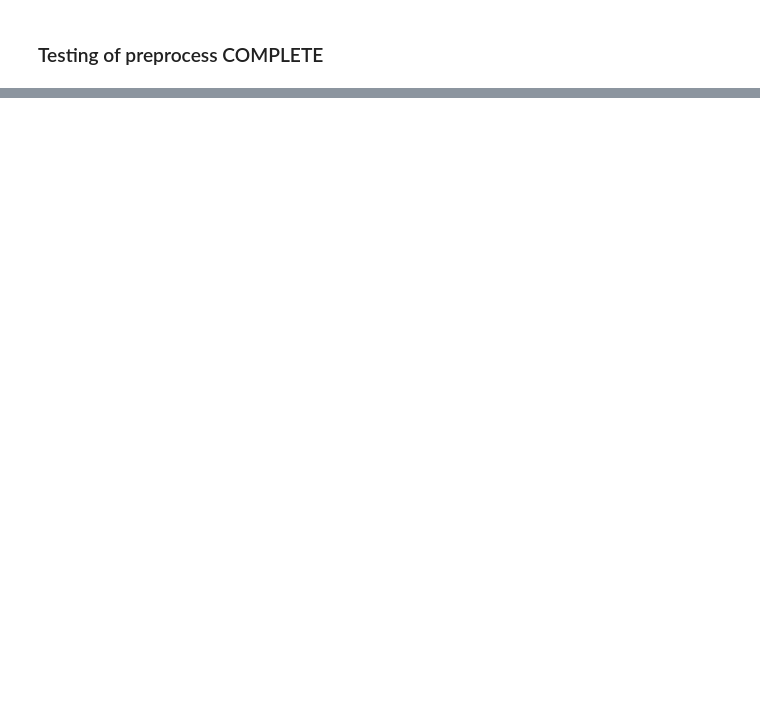
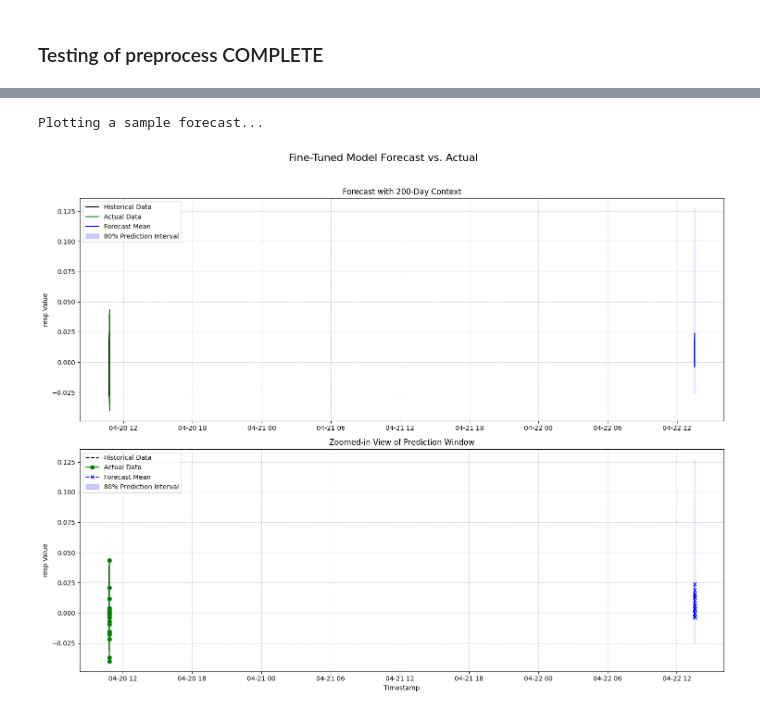
Before and after one commit to juliensauter/ML2_project_JaneStreet, a Jupyter notebook: Data.ipynb, the cells around one changed output, grey strips where cells are left out. Saved outputs shown, nothing was run; the diff lists cells and outputs as text; code cells hidden in the pictures; blank space fills up the shorter version.

```diff
--- a/Data.ipynb
+++ b/Data.ipynb
@@ -279,0 +316,75 @@ plt.show()
+# %%
+import pandas as pd
+
+# 8. Plot a single window
+print("Plotting a sample forecast...")
+inp      = next(iter(test_instances.input))
+label    = next(iter(test_instances.label))
+forecast = next(iter(forecasts))
+
+# --- Custom Plotting Code for Better Analysis ---
+
+# 1. Extract data from GluonTS objects
+# We take the last `context_length` points of history for plotting
+history = inp['target'][-context_length:]
+history_start = inp['start'] + (len(inp['target']) - context_length)
+history_index = pd.date_range(
+    start=history_start.to_timestamp(),
+    periods=len(history),
+    freq=history_start.freq
+)
+
+label_target = label['target']
+label_index = pd.date_range(
+    start=label['start'].to_timestamp(),
+    periods=len(label_target),
+    freq=label['start'].freq
+)
+
+forecast_mean = forecast.mean
+forecast_p10 = forecast.quantile(0.1)
+forecast_p90 = forecast.quantile(0.9)
+forecast_index = pd.date_range(
+    start=forecast.start_date.to_timestamp(),
+    periods=len(forecast_mean),
+    freq=forecast.start_date.freq
+)
+
+# 2. Create a figure with two subplots
+fig, (ax1, ax2) = plt.subplots(2, 1, figsize=(15, 12), sharex=False)
+fig.suptitle('Fine-Tuned Model Forecast vs. Actual', fontsize=16)
+
+# --- Plot 1: Forecast with Historical Context ---
+ax1.plot(history_index, history, color='black', label='Historical Data')
+ax1.plot(label_index, label_target, color='green', label='Actual Data')
+ax1.plot(forecast_index, forecast_mean, color='blue', label='Forecast Mean')
+ax1.fill_between(
+    forecast_index, forecast_p10, forecast_p90,
+    color='blue', alpha=0.2, label='80% Prediction Interval'
+)
+ax1.set_title(f'Forecast with {context_length}-Day Context')
+ax1.set_ylabel('resp Value')
+ax1.legend()
+ax1.grid(True, linestyle='--', alpha=0.6)
+
+# --- Plot 2: Zoomed-in View of the Prediction Window ---
+zoom_history_points = 50  # Number of historical points to show for context
+ax2.plot(history_index[-zoom_history_points:], history[-zoom_history_points:], color='black', linestyle='--', label='Historical Data')
+ax2.plot(label_index, label_target, color='green', marker='o', linestyle='-', label='Actual Data')
+ax2.plot(forecast_index, forecast_mean, color='blue', marker='x', linestyle='--', label='Forecast Mean')
+ax2.fill_between(
+    forecast_index, forecast_p10, forecast_p90,
+    color='blue', alpha=0.2, label='80% Prediction Interval'
+)
+ax2.set_title('Zoomed-in View of Prediction Window')
+ax2.set_xlabel('Timestamp')
+ax2.set_ylabel('resp Value')
+ax2.legend()
+ax2.grid(True, linestyle='--', alpha=0.6)
+
+# 3. Show the plot
+plt.tight_layout(rect=[0, 0, 1, 0.96])  # Adjust for suptitle
+plt.show()
+# %% [output]
+Plotting a sample forecast...
+[figure, added]
```
Also changed, not shown: parts of 28 cells of this notebook, 3 other files.
